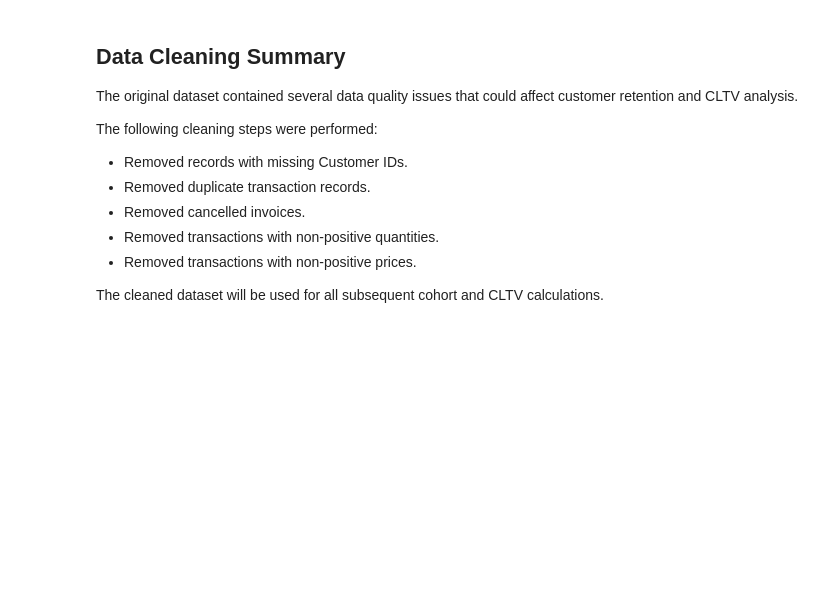
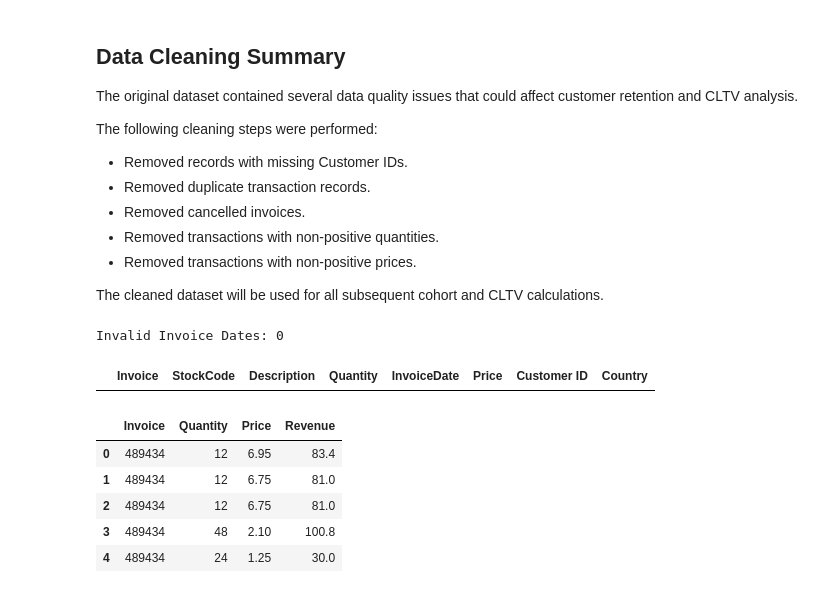
Before and after one commit to Tamoze/SaaS-ECommerce-Cohort-Retention-CLTV-Analysis, a Jupyter notebook: notebooks/week1-datacleaning.ipynb, the cells around one changed output. Saved outputs shown, nothing was run; the diff lists cells and outputs as text; code cells hidden in the pictures; blank space fills up the shorter version.

```diff
--- a/notebooks/week1-datacleaning.ipynb
+++ b/notebooks/week1-datacleaning.ipynb
@@ -302,0 +309,11 @@ The cleaned dataset will be used for all subsequent cohort and CLTV calculations
+# %%
+# Count invalid or missing dates after conversion
+invalid_dates = clean_df["InvoiceDate"].isna().sum()
+
+print("Invalid Invoice Dates:", invalid_dates)
+# %% [output]
+Invalid Invoice Dates: 0
+# %%
+clean_df[clean_df["InvoiceDate"].isna()].head()
+# %% [output]
+|  | Invoice | StockCode | Description | Quantity | InvoiceDate | Price | Customer ID | Country |
@@ -302,0 +325,11 @@ The cleaned dataset will be used for all subsequent cohort and CLTV calculations
+# %%
+clean_df[
+    ["Invoice", "Quantity", "Price", "Revenue"]
+].head()
+# %% [output]
+|  | Invoice | Quantity | Price | Revenue |
+| 0 | 489434 | 12 | 6.95 | 83.4 |
+| 1 | 489434 | 12 | 6.75 | 81.0 |
+| 2 | 489434 | 12 | 6.75 | 81.0 |
+| 3 | 489434 | 48 | 2.10 | 100.8 |
+| 4 | 489434 | 24 | 1.25 | 30.0 |
```
Also changed, not shown: parts of 7 cells of this notebook.
